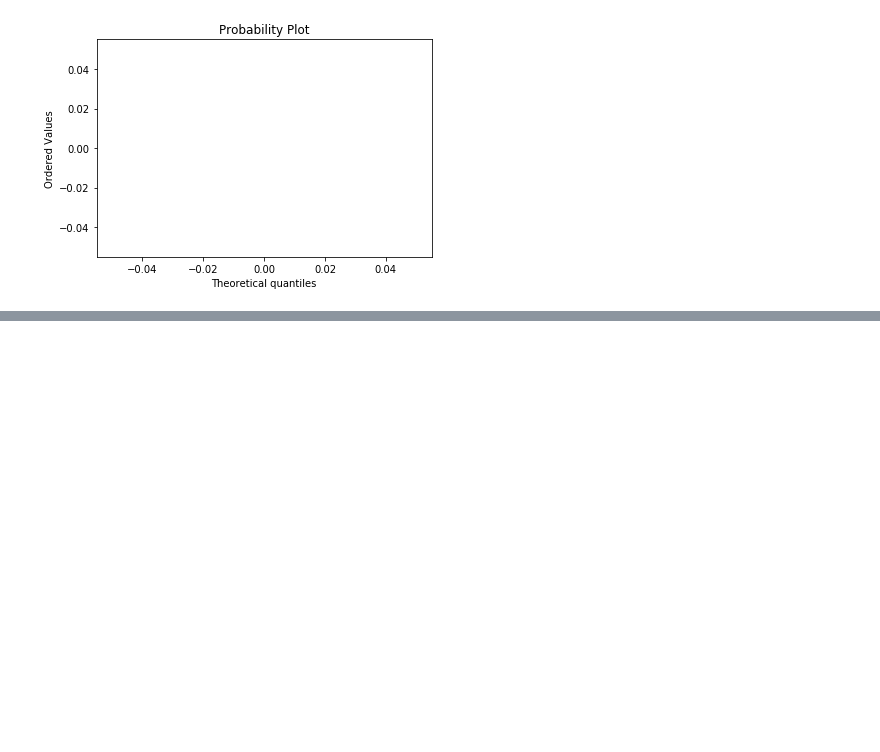
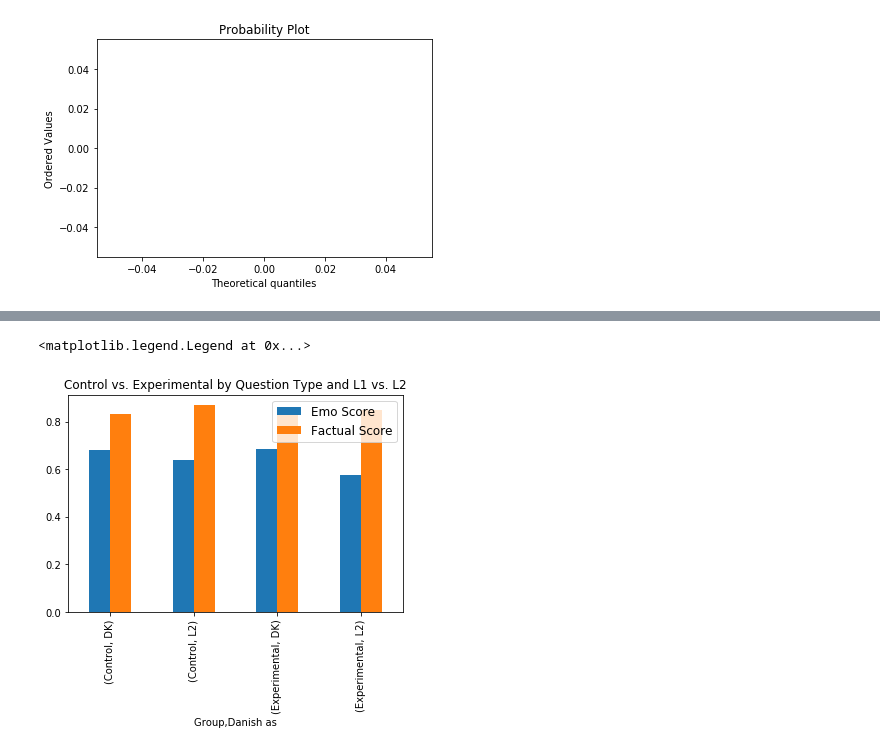
Before and after one commit to sallyi/cog-sci-2-exam, a Jupyter notebook: analyze_survey_results.ipynb, the cells around one changed output, grey strips where cells are left out. Saved outputs shown, nothing was run; the diff lists cells and outputs as text; code cells hidden in the pictures; blank space fills up the shorter version.

```diff
--- a/analyze_survey_results.ipynb
+++ b/analyze_survey_results.ipynb
@@ -711,0 +767,13 @@ ttest(results_danes_immigrant_df['Danes'], results_danes_immigrant_df['Immigrant
+# %%
+# do t-test on L1 vs. L2 speakers on subject level
+results_subj_df = pd.DataFrame(columns=['Danish as', 'Score', 'Danish Level'])
+
+i = 0
+for subj in df.to_dict(orient='records'):
+    num_correct = 0
+    num_correct = sum([1 for q, a in q_a.items() if a[0] == subj[q]])
+    score = num_correct/7
+    results_subj_df.loc[i] = [subj['Danish as'], score, subj['Mapped Danish Level']]
+    i+=1
+
+results_subj_df.groupby('Danish as').mean()
@@ -711,0 +832,22 @@ ttest(results_danes_immigrant_df['Danes'], results_danes_immigrant_df['Immigrant
+# %%
+# do anova on L2 control vs. experimental divided by question type
+results_subj_df = pd.DataFrame(columns=['Group', 'Danish as','Emo Score', 'Factual Score', 'Danish Level'])
+
+i = 0
+for subj in df.to_dict(orient='records'):
+    factual_correct = 0
+    emo_correct = 0
+    for q, a in q_a.items():
+        if subj[q] == a[0]:
+            if a[1] == 'factual':
+                factual_correct += 1
+            elif a[1] == 'emotional':
+                emo_correct += 1
+
+    emo_score = emo_correct/3
+    factual_score = factual_correct/3
+    results_subj_df.loc[i] = [subj['Group'], subj['Danish as'], emo_score, factual_score, subj['Mapped Danish Level']]
+    i+=1
+
+emo_factual_results_df = results_subj_df.groupby(['Group','Danish as']).mean()
+emo_factual_results_df
@@ -711,0 +882,6 @@ ttest(results_danes_immigrant_df['Danes'], results_danes_immigrant_df['Immigrant
+# %%
+ax = emo_factual_results_df[['Emo Score', 'Factual Score']].plot.bar(title='Control vs. Experimental by Question Type and L1 vs. L2')
+ax.legend( fontsize=12)
+# %% [output]
+<matplotlib.legend.Legend at 0x...>
+[figure, added]
```
Also changed, not shown: parts of 33 cells of this notebook.
